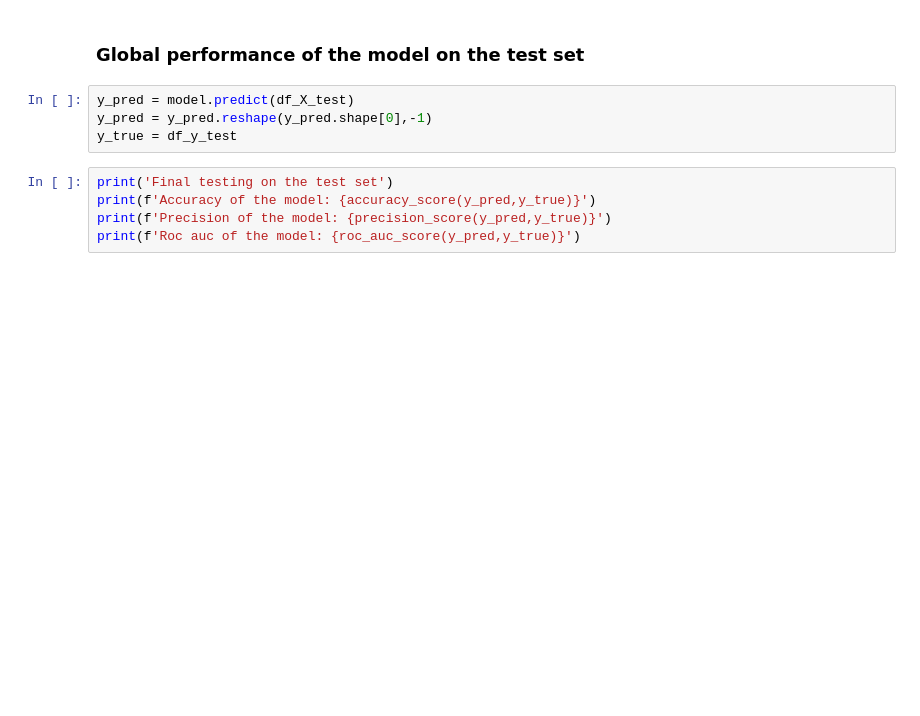
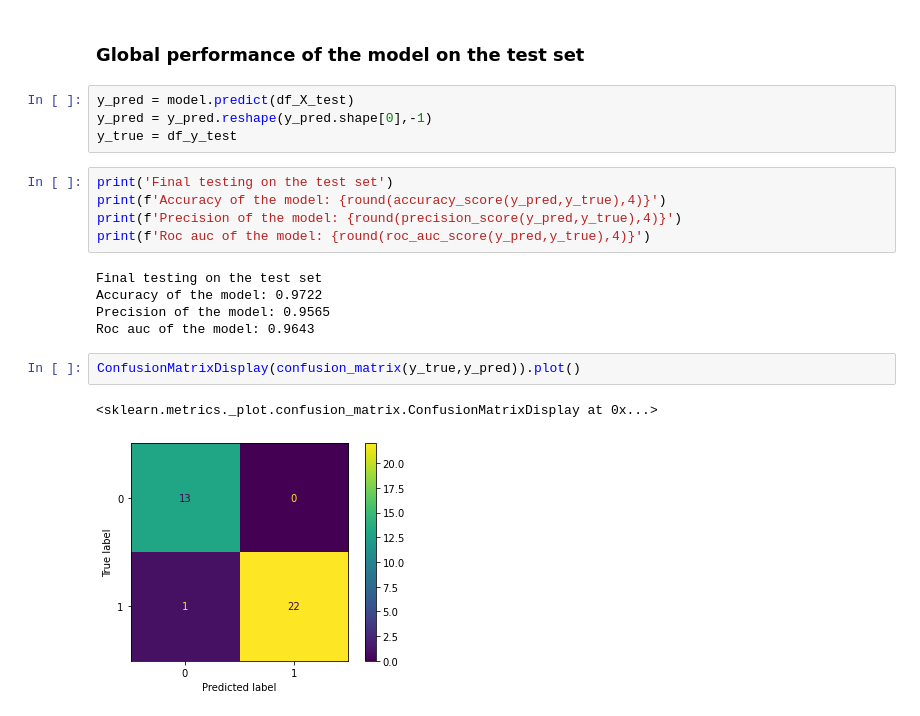
Before and after one commit to RomainJupille/BatteryProject, a Jupyter notebook: notebooks/04_model_one_results.ipynb, the cells around one changed output. Cells and saved outputs as stored; diff of their text form; blank space fills up the shorter version.

```diff
--- a/notebooks/04_model_one_results.ipynb
+++ b/notebooks/04_model_one_results.ipynb
@@ -140,6 +146,16 @@ y_pred = y_pred.reshape(y_pred.shape[0],-1)
 y_true = df_y_test
 # %%
 print('Final testing on the test set')
-print(f'Accuracy of the model: {accuracy_score(y_pred,y_true)}')
-print(f'Precision of the model: {precision_score(y_pred,y_true)}')
-print(f'Roc auc of the model: {roc_auc_score(y_pred,y_true)}')
+print(f'Accuracy of the model: {round(accuracy_score(y_pred,y_true),4)}')
+print(f'Precision of the model: {round(precision_score(y_pred,y_true),4)}')
+print(f'Roc auc of the model: {round(roc_auc_score(y_pred,y_true),4)}')
+# %% [output]
+Final testing on the test set
+Accuracy of the model: 0.9722
+Precision of the model: 0.9565
+Roc auc of the model: 0.9643
+# %%
+ConfusionMatrixDisplay(confusion_matrix(y_true,y_pred)).plot()
+# %% [output]
+<sklearn.metrics._plot.confusion_matrix.ConfusionMatrixDisplay at 0x...>
+[figure, added]
```
Also changed, not shown: parts of 5 cells of this notebook, 7 other files.
